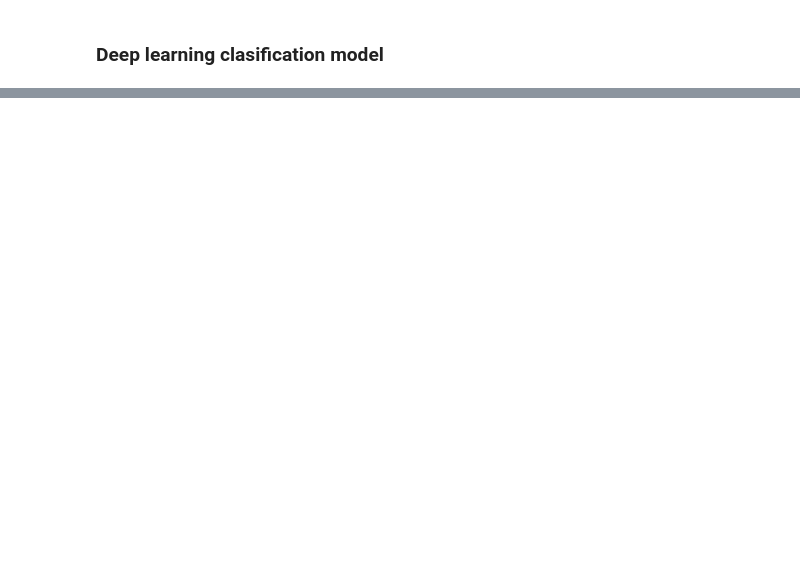
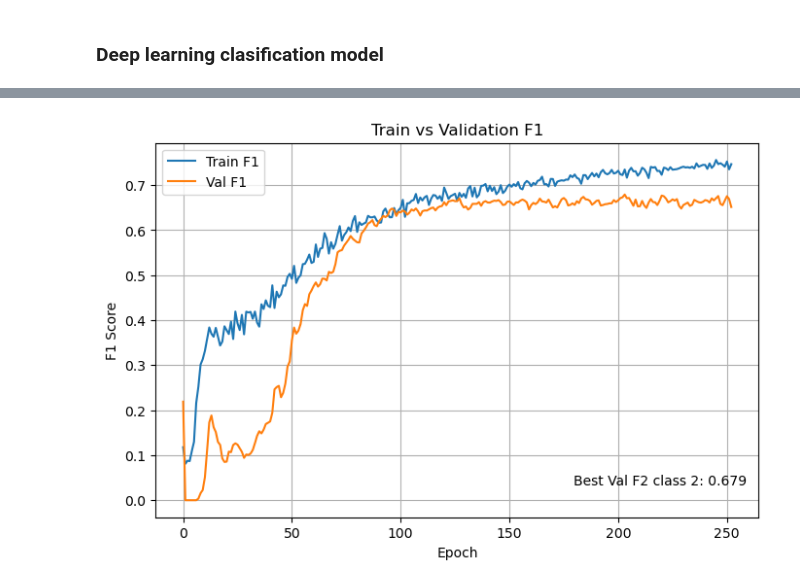
Before and after one commit to rubarriuso/TFM, a Jupyter notebook: modelado/DL_classification.ipynb, the cells around one changed output, grey strips where cells are left out. Drawn from its saved outputs; the diff is of its cells as text; code cells hidden in the pictures; blank space fills up the shorter version.

```diff
--- a/modelado/DL_classification.ipynb
+++ b/modelado/DL_classification.ipynb
@@ -598,21 +598,23 @@ def compute_metrics_multiclass(y_true, y_pred):
     }
 
 
+best_model_path = "./modelos/modelo_class.pth"
 out_hw = y_train.shape[1:]
 device = torch.device("cuda" if torch.cuda.is_available() else "cpu")
-model = CNNAttention(in_channels=in_channels, out_hw=out_hw).to(device)
+model = UNet3D_2(in_channels=in_channels, out_hw=out_hw).to(device)
+
+ce_ssim_loss = CESpatialLoss(window_size=11).to(device)
 
 optimizer = torch.optim.AdamW(model.parameters(), lr=1e-4)
-weights = torch.tensor([1.0, 2.0, 3.0]).to(device)
+weights = torch.tensor([1.0, 1.0, 1.0]).to(device)
 
 best_val_f1 = -float("inf")
-patience = 100
+patience = 50
 counter = 0
-epochs = 1000
+epochs = 500
 
 train_f1_history = []
 val_f1_history = []
-
 
 for epoch in range(epochs):
 
@@ -621,19 +623,22 @@ for epoch in range(epochs):
 
     train_preds = []
     train_trues = []
-
     total_loss = 0
 
-    for x, y in train_loader:
+    # Unpack x, y, and mask (m)
+    for x, y, m in train_loader:
 
         x = x.to(device)
         y = y.to(device)  # (B,H,W)
+        m = m.to(device)  # (B,H,W)
 
         optimizer.zero_grad()
 
         logits = model(x)  # (B,3,H,W)
 
-        loss = ce_ssim_loss(logits, y, weights, ssim_weight=1.0)
+        # Pass the mask to the updated loss function
+        loss = ce_ssim_loss(logits, y, mask=m, weights=weights, ssim_weight=0.5)
+
         loss.backward()
         optimizer.step()
 
@@ -641,13 +646,21 @@ for epoch in range(epochs):
 
         preds = torch.softmax(logits, dim=1).argmax(dim=1)
 
-        train_preds.append(preds.detach().cpu().numpy().reshape(-1))
-        train_trues.append(y.detach().cpu().numpy().reshape(-1))
+        # Filter predictions and targets using the mask
+        # Converting mask to boolean creates a 1D tensor of only the valid pixels
+        m_bool = m.bool()
+
+        valid_preds = preds[m_bool]
+        valid_trues = y[m_bool]
+
+        train_preds.append(valid_preds.detach().cpu().numpy())
+        train_trues.append(valid_trues.detach().cpu().numpy())
 
     y_true = np.concatenate(train_trues)
     y_pred = np.concatenate(train_preds)
 
     train_metrics = compute_metrics_multiclass(y_true, y_pred)
+    train_f1 = (train_metrics["f1_1"] + train_metrics["f1_2"]) / 2
 
     # ---------------- VALIDATION ----------------
     model.eval()
@@ -656,61 +669,71 @@ for epoch in range(epochs):
     val_trues = []
 
     with torch.no_grad():
-        for x, y in test_loader:
+        # Unpack x, y, and mask (m)
+        for x, y, m in test_loader:
 
             x = x.to(device)
             y = y.to(device)
+            m = m.to(device)
+            m_bool = m.bool()
 
             logits = model(x)
 
             preds = torch.softmax(logits, dim=1).argmax(dim=1)
 
-            val_preds.append(preds.cpu().numpy().reshape(-1))
-            val_trues.append(y.cpu().numpy().reshape(-1))
+            valid_preds = preds[m_bool]
+            valid_trues = y[m_bool]
+
+            val_preds.append(valid_preds.cpu().numpy())
+            val_trues.append(valid_trues.cpu().numpy())
 
     y_true_val = np.concatenate(val_trues)
     y_pred_val = np.concatenate(val_preds)
 
     val_metrics = compute_metrics_multiclass(y_true_val, y_pred_val)
 
-    val_f1 = (val_metrics["f1_1"] + val_metrics["f1_2"]) / 2
+    # val_f1 = (val_metrics["f1_1"] + val_metrics["f1_2"]) / 2  # Focus on both classes
+    val_f1 = val_metrics["f1_2"]  # Focus on class 2 for early stopping
 
     # ---------------- EARLY STOPPING ----------------
     if val_f1 > best_val_f1:
         best_val_f1 = val_f1
         counter = 0
+        torch.save(model.state_dict(), best_model_path)
     else:
         counter += 1
 
     if counter >= patience:
-        print("Early stopping")
+        print("Early stopping triggered")
         break
 
     print(
-        f"Epoch {epoch+1}/{epochs} | "
-        f"Loss: {total_loss/len(train_loader):.4f} | "
+        f"{epoch+1}/{epochs} | "
+        f"Loss: {total_loss/len(train_loader):.3f} | "
+        f"Train F1: {train_f1:.3f} | "
+        f"Val F1: {val_f1:.3f} | "
         f"F1_1: {val_metrics['f1_1']:.3f} | "
         f"F1_2: {val_metrics['f1_2']:.3f} | "
-        f"P1: {val_metrics['precision_1']:.3f} R1: {val_metrics['recall_1']:.3f} | "
-        f"P2: {val_metrics['precision_2']:.3f} R2: {val_metrics['recall_2']:.3f}"
+        f"p1: {val_metrics['precision_1']:.3f} r1: {val_metrics['recall_1']:.3f} | "
+        f"p2: {val_metrics['precision_2']:.3f} r2: {val_metrics['recall_2']:.3f}"
     )
 
-    train_f1_history.append((train_metrics["f1_1"] + train_metrics["f1_2"]) / 2)
+    train_f1_history.append(train_f1)
     val_f1_history.append(val_f1)
-    best_val_f1 = max(val_f1_history)
 
 
+import matplotlib.pyplot as plt
 
 plt.figure(figsize=(8,5))
-
 plt.plot(train_f1_history, label="Train F1")
 plt.plot(val_f1_history, label="Val F1")
 
 plt.xlabel("Epoch")
 plt.ylabel("F1 Score")
 plt.title("Train vs Validation F1")
-plt.annotate(f"Best Val F1: {best_val_f1:.3f}", xy=(0.5, 0.9), xycoords="axes fraction")
+plt.annotate(f"Best Val F2 class 2: {best_val_f1:.3f}", xy=(0.98, 0.08), xycoords='axes fraction', ha='right', va='bottom')
 plt.legend()
 plt.grid(True)
 
 plt.show()
+# %% [output]
@@ -716,0 +757 @@ plt.show()
+[figure, added]
```
Also changed, not shown: parts of 12 cells of this notebook, 9 other files.
